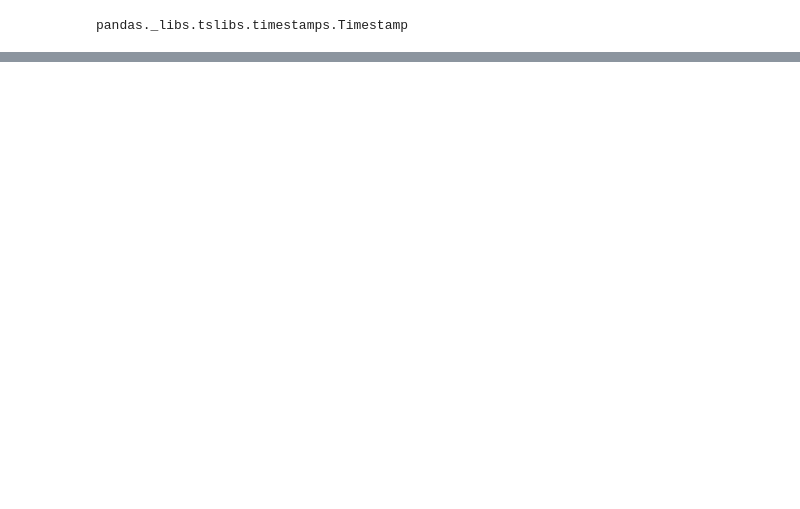
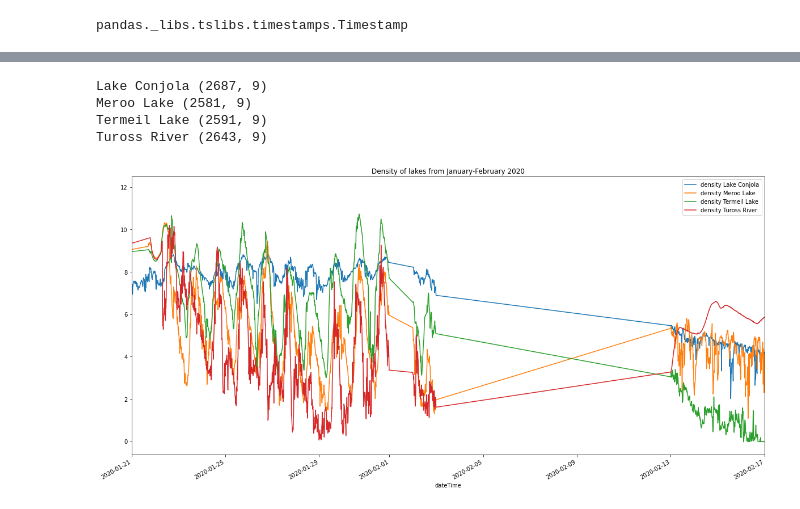
Before and after one commit to gsasvary/data_project_, a Jupyter notebook: Bushfire_Impact_Water_Data.ipynb, the cells around one changed output, grey strips where cells are left out. Cells and saved outputs as stored; diff of their text form; code cells hidden in the pictures; blank space fills up the shorter version.

```diff
--- a/Bushfire_Impact_Water_Data.ipynb
+++ b/Bushfire_Impact_Water_Data.ipynb
@@ -96,0 +145,14 @@ Tuross River (2643, 9)
+# %%
+for name, df in all_lakes_df.groupby("estuaryName"):
+    print(name, df.shape)
+    df.set_index("dateTime").density.plot(label=f"density {name}")
+plt.legend()
+plt.xlim(["2020-01-21", "2020-02-17"])
+plt.title("Density of lakes from January-February 2020")
+plt.show()
+# %% [output]
+Lake Conjola (2687, 9)
+Meroo Lake (2581, 9)
+Termeil Lake (2591, 9)
+Tuross River (2643, 9)
+[figure, added]
```
Also changed, not shown: parts of 26 cells of this notebook.
